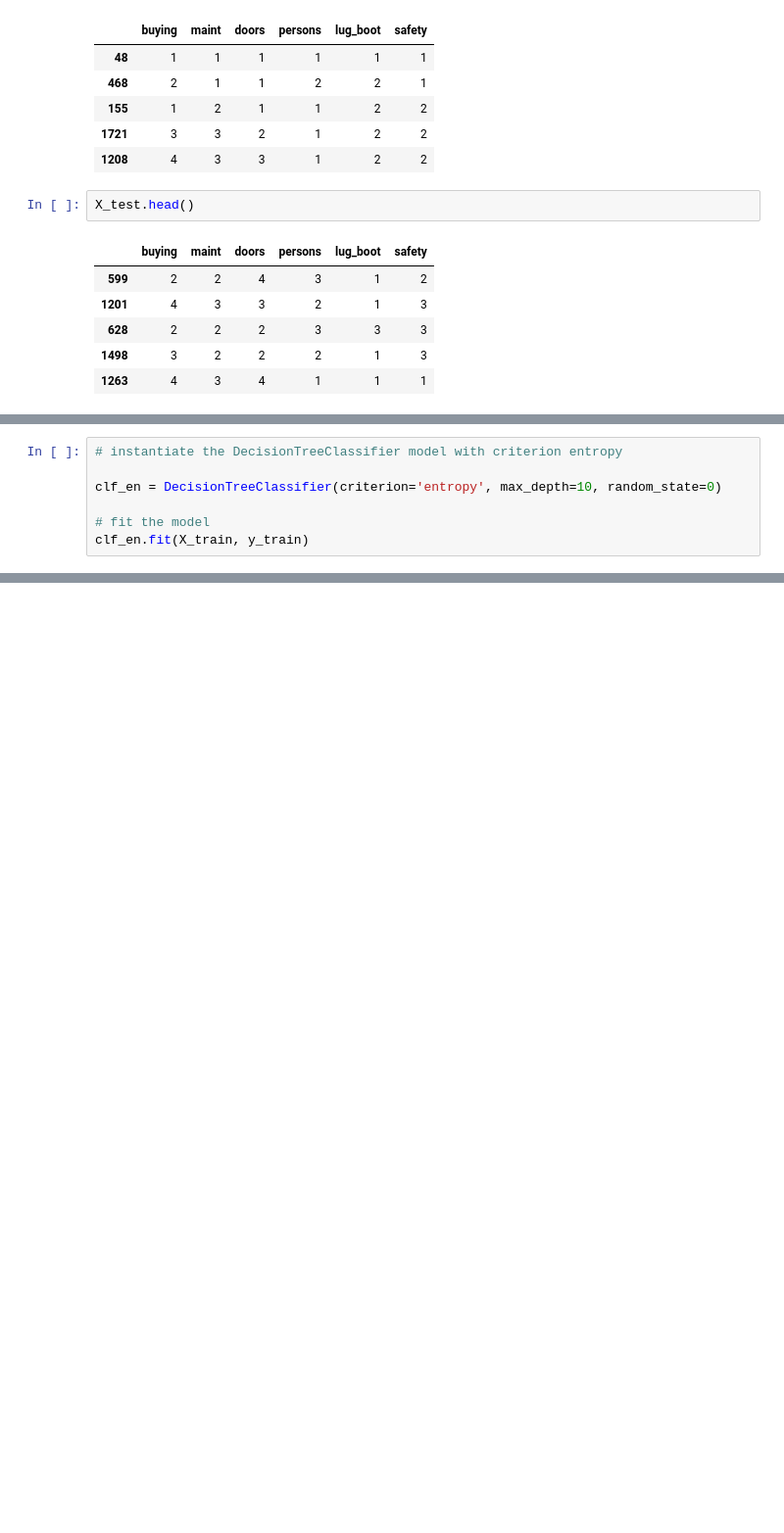
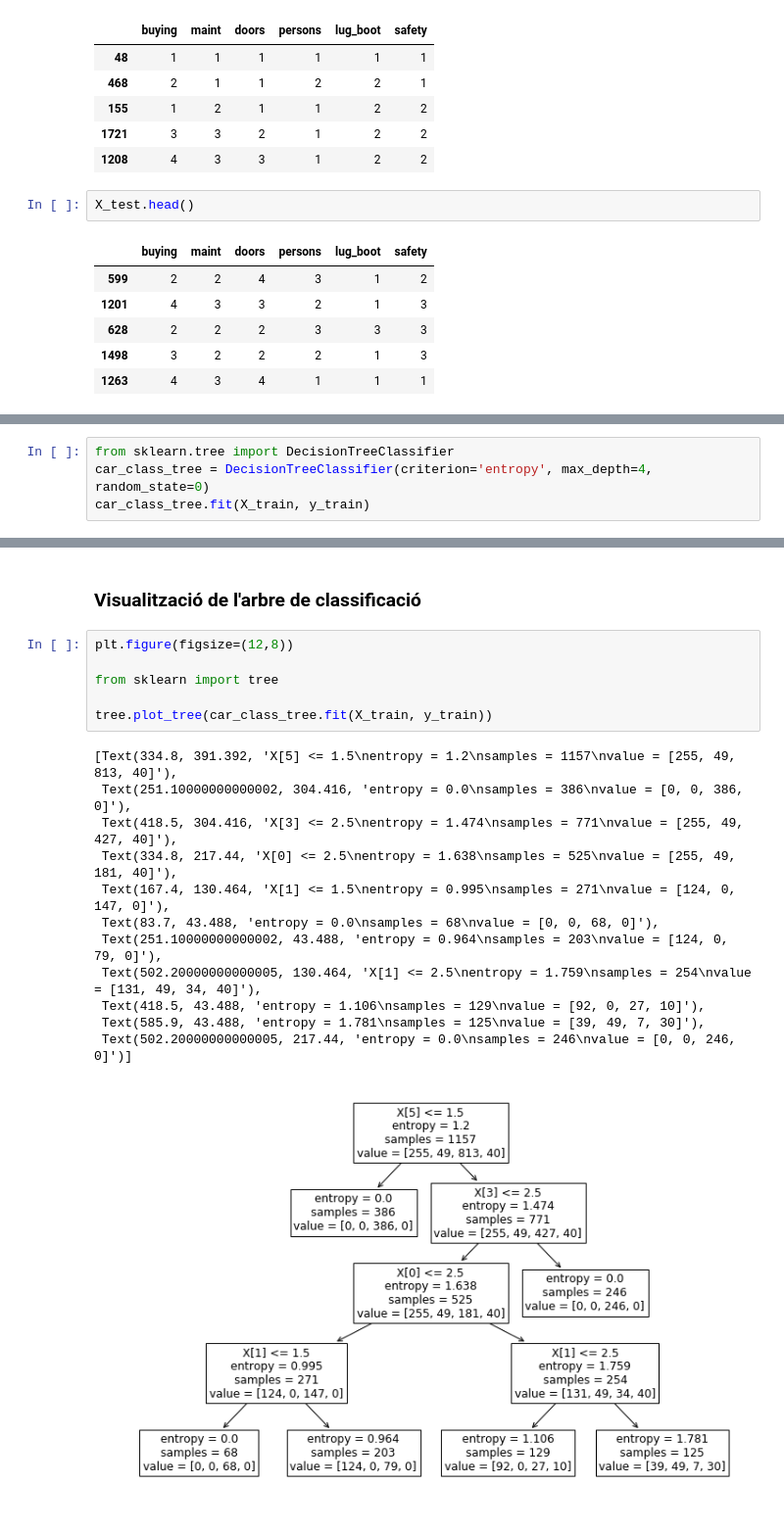
Before and after one commit to estevedelacebo/hello_world, a Jupyter notebook: exemple_arbres_de_classificació.ipynb, the cells around one changed output, grey strips where cells are left out. Shown at 98% size. Cells and saved outputs as stored; diff of their text form; blank space fills up the shorter version.

Commit message:
Kaggle Notebook | Exemples arbres de classificació | Version 4

```diff
--- a/exemple_arbres_de_classificació.ipynb
+++ b/exemple_arbres_de_classificació.ipynb
@@ -252,7 +155,0 @@ from sklearn.tree import DecisionTreeClassifier
-# %%
-# instantiate the DecisionTreeClassifier model with criterion entropy
-
-clf_en = DecisionTreeClassifier(criterion='entropy', max_depth=10, random_state=0)
-
-# fit the model
-clf_en.fit(X_train, y_train)
@@ -466,0 +160,4 @@ Thank you
+# %%
+from sklearn.tree import DecisionTreeClassifier
+car_class_tree = DecisionTreeClassifier(criterion='entropy', max_depth=4, random_state=0)
+car_class_tree.fit(X_train, y_train)
@@ -466,0 +190,21 @@ Thank you
+# %% [markdown]
+### Visualització de l'arbre de classificació
+# %%
+plt.figure(figsize=(12,8))
+
+from sklearn import tree
+
+tree.plot_tree(car_class_tree.fit(X_train, y_train))
+# %% [output]
+[Text(334.8, 391.392, 'X[5] <= 1.5\nentropy = 1.2\nsamples = 1157\nvalue = [255, 49, 813, 40]'),
+ Text(251.10000000000002, 304.416, 'entropy = 0.0\nsamples = 386\nvalue = [0, 0, 386, 0]'),
+ Text(418.5, 304.416, 'X[3] <= 2.5\nentropy = 1.474\nsamples = 771\nvalue = [255, 49, 427, 40]'),
+ Text(334.8, 217.44, 'X[0] <= 2.5\nentropy = 1.638\nsamples = 525\nvalue = [255, 49, 181, 40]'),
+ Text(167.4, 130.464, 'X[1] <= 1.5\nentropy = 0.995\nsamples = 271\nvalue = [124, 0, 147, 0]'),
+ Text(83.7, 43.488, 'entropy = 0.0\nsamples = 68\nvalue = [0, 0, 68, 0]'),
+ Text(251.10000000000002, 43.488, 'entropy = 0.964\nsamples = 203\nvalue = [124, 0, 79, 0]'),
+ Text(502.20000000000005, 130.464, 'X[1] <= 2.5\nentropy = 1.759\nsamples = 254\nvalue = [131, 49, 34, 40]'),
+ Text(418.5, 43.488, 'entropy = 1.106\nsamples = 129\nvalue = [92, 0, 27, 10]'),
+ Text(585.9, 43.488, 'entropy = 1.781\nsamples = 125\nvalue = [39, 49, 7, 30]'),
+ Text(502.20000000000005, 217.44, 'entropy = 0.0\nsamples = 246\nvalue = [0, 0, 246, 0]')]
+[figure, added]
```
Also changed, not shown: parts of 68 cells of this notebook.
